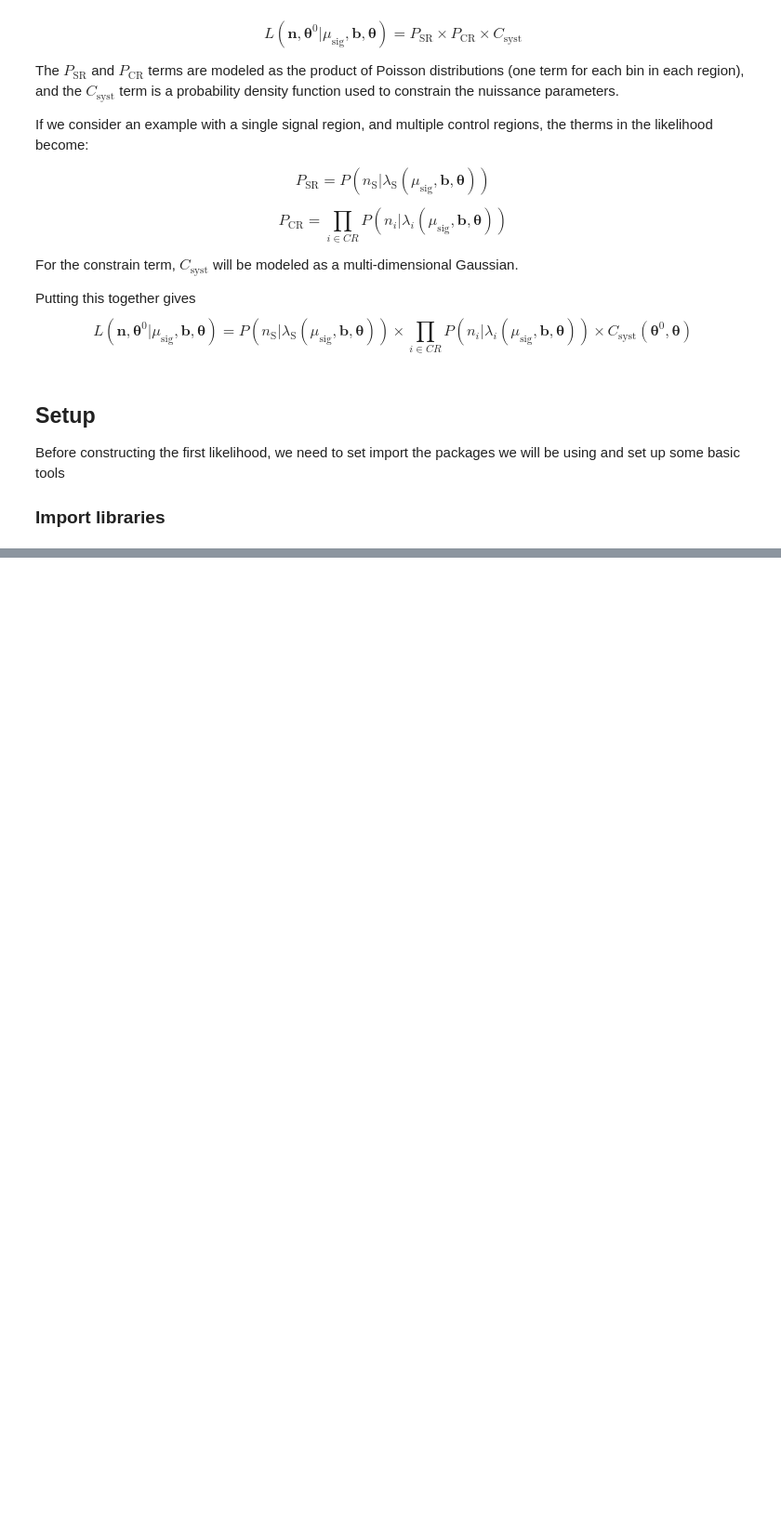
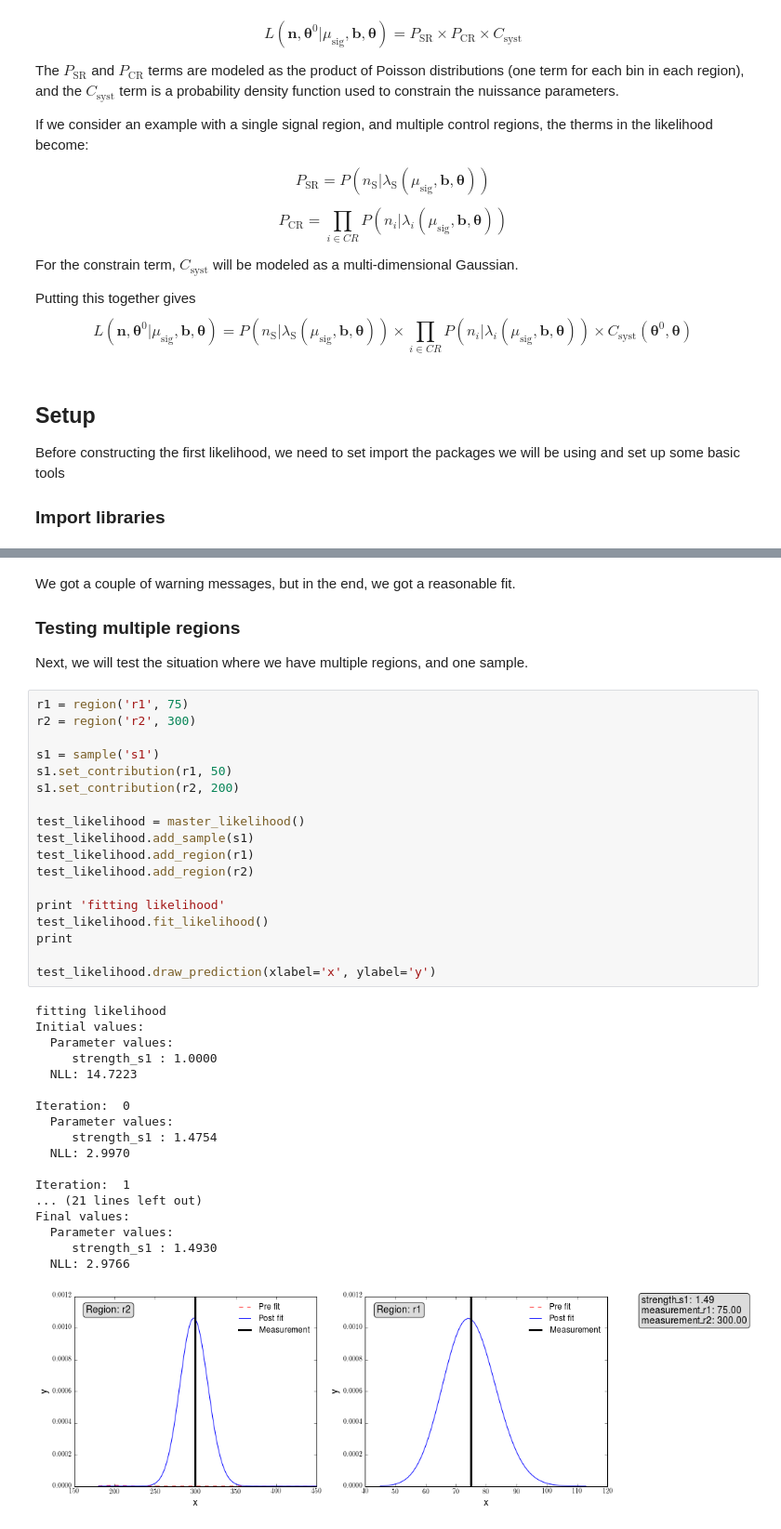
Before and after one commit to bdjackson/MyNotebook, a Jupyter notebook: CLsLikelihood/LearningCLsLikelihood.ipynb, the cells around one changed output, grey strips where cells are left out. Shown at 93% size. Drawn from its saved outputs; the diff is of its cells as text; blank space fills up the shorter version.

```diff
--- a/CLsLikelihood/LearningCLsLikelihood.ipynb
+++ b/CLsLikelihood/LearningCLsLikelihood.ipynb
@@ -363,0 +552,42 @@ This also worked well! Now we can move on to a slightly more complicated Likelih
+# %% [markdown]
+We got a couple of warning messages, but in the end, we got a reasonable fit.
+
+### Testing multiple regions
+Next, we will test the situation where we have multiple regions, and one sample.
+# %%
+r1 = region('r1', 75)
+r2 = region('r2', 300)
+
+s1 = sample('s1')
+s1.set_contribution(r1, 50)
+s1.set_contribution(r2, 200)
+
+test_likelihood = master_likelihood()
+test_likelihood.add_sample(s1)
+test_likelihood.add_region(r1)
+test_likelihood.add_region(r2)
+
+print 'fitting likelihood'
+test_likelihood.fit_likelihood()
+print
+
+test_likelihood.draw_prediction(xlabel='x', ylabel='y')
+# %% [output]
+fitting likelihood
+Initial values:
+  Parameter values:
+     strength_s1 : 1.0000
+  NLL: 14.7223
+
+Iteration:  0
+  Parameter values:
+     strength_s1 : 1.4754
+  NLL: 2.9970
+
+Iteration:  1
+... (21 lines left out)
+Final values:
+  Parameter values:
+     strength_s1 : 1.4930
+  NLL: 2.9766
+[figure, added]
```
Also changed, not shown: parts of 41 cells of this notebook.
